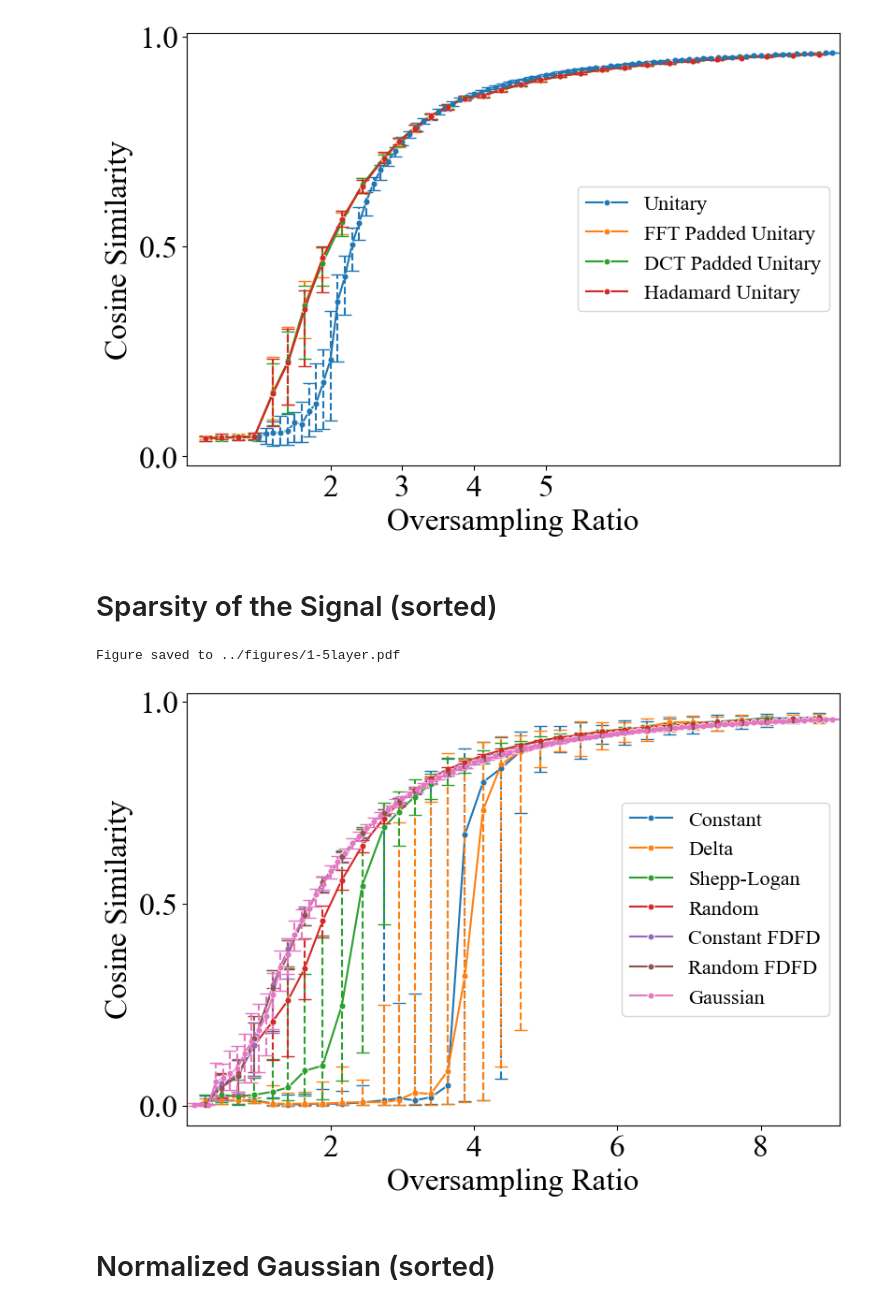
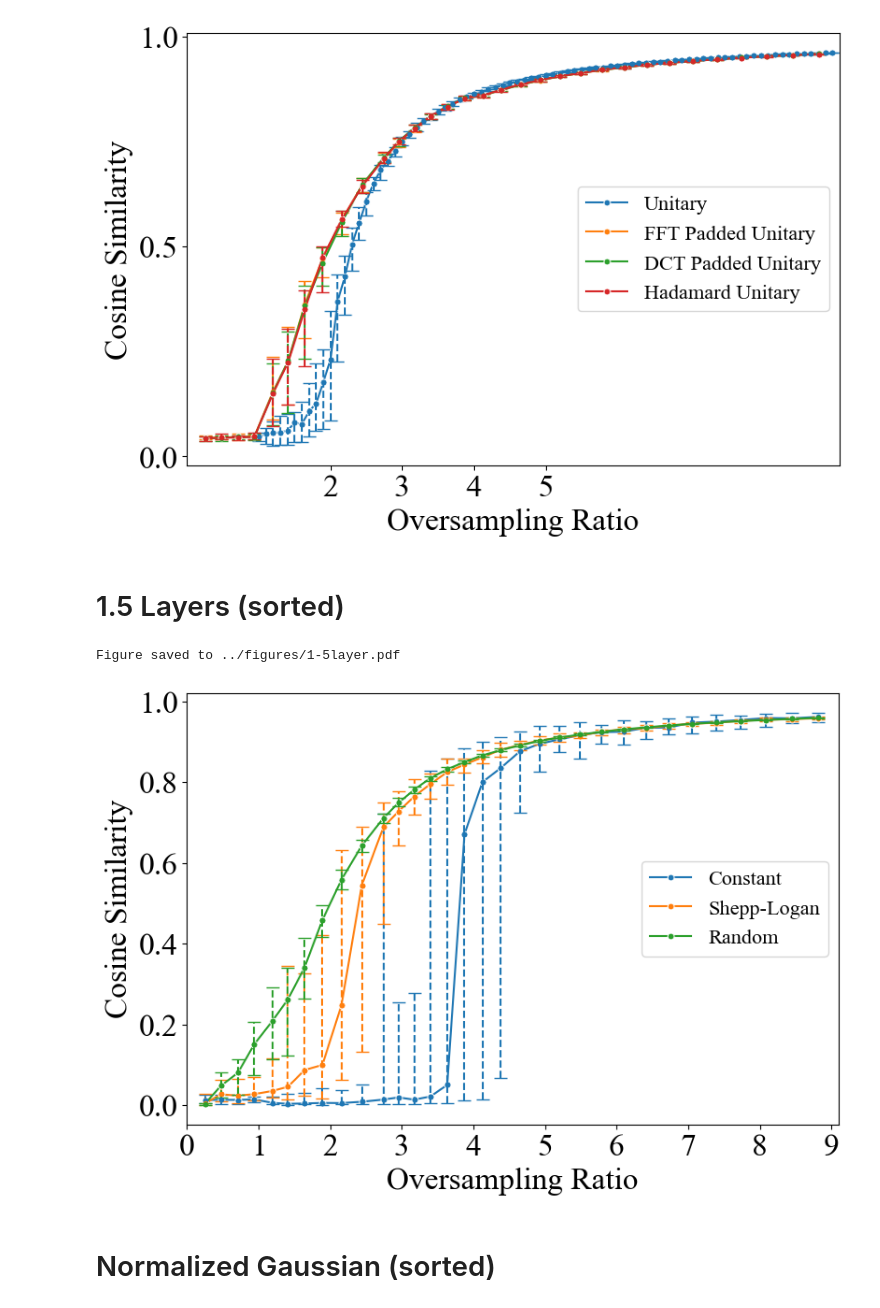
Before and after one commit to zhiyhucode/deepinv, a Jupyter notebook: experimental/notebooks/visualization.ipynb, the cells around one changed output. Cells and saved outputs as stored; diff of their text form; code cells hidden in the pictures.

Commit message:
visualize gaussian from 1.5 layers

```diff
--- a/experimental/notebooks/visualization.ipynb
+++ b/experimental/notebooks/visualization.ipynb
@@ -365,8 +365,8 @@ Hadamard Unitary
 (0.8392156862745098, 0.15294117647058825, 0.1568627450980392) Hadamard Unitary
 Figure saved to ../figures/transforms_padded_unitary.pdf
 [figure]
-# %% [markdown]
-# Sparsity of the Signal (sorted)
+# %% [markdown]
+# 1.5 Layers (sorted)
 # %%
 # try different images
 
@@ -385,48 +385,36 @@ clean_df([df_shepp_fdf, df_random_fdf, df_delta_fdf, df_constant_fdf, df_constan
 plot_error_bars(
     [
         df_constant_fdf["oversampling_ratio"],
-        df_delta_fdf["oversampling_ratio"],
         df_shepp_fdf["oversampling_ratio"],
         df_random_fdf["oversampling_ratio"],
-        df_constant_fdfd["oversampling_ratio"],
-        df_random_fdfd["oversampling_ratio"],
-        df_gaussian["oversampling_ratio"],
     ],
     [
         df_constant_fdf,
-        df_delta_fdf,
         df_shepp_fdf,
         df_random_fdf,
-        df_constant_fdfd,
-        df_random_fdfd,
-        df_gaussian,
     ],
     [
         "Constant",
-        "Delta",
         "Shepp-Logan",
         "Random",
-        "Constant FDFD",
-        "Random FDFD",
-        "Gaussian",
     ],
     #title="Performance Comparison of Different Number of Layers",
     #save="layers_gd_spec.svg",
     figsize=(9,6),
     plot="n_layers",
     xlim=(0.0,9.1),
-    xticks=[2,4,6,8],
-    yticks=[0.0,0.5,1.0],
+    xticks=[0,1,2,3,4,5,6,7,8,9],
+    yticks=[0.0,0.2,0.4,0.6,0.8,1.0],
     legend_loc="center right",
     labelsize=24,
     fontsize=16,
     save_dir='../figures/1-5layer.pdf',
     ticksize=24,
     transparent=True
 )
 # %% [output]
 Figure saved to ../figures/1-5layer.pdf
-[figure, old version]
+[figure, new version]
 # %% [markdown]
 # Normalized Gaussian (sorted)
 # %%
```
Also changed, not shown: 7 other files.
